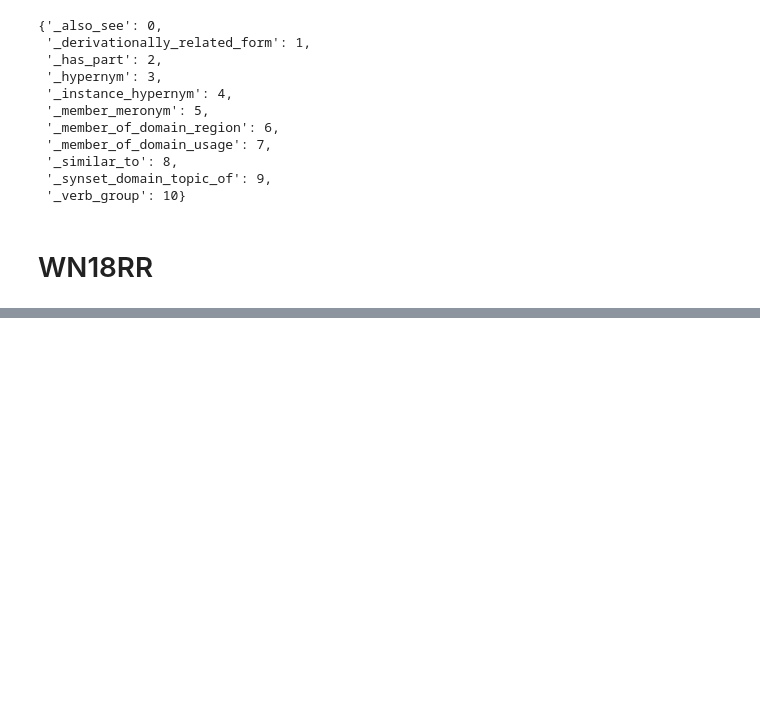
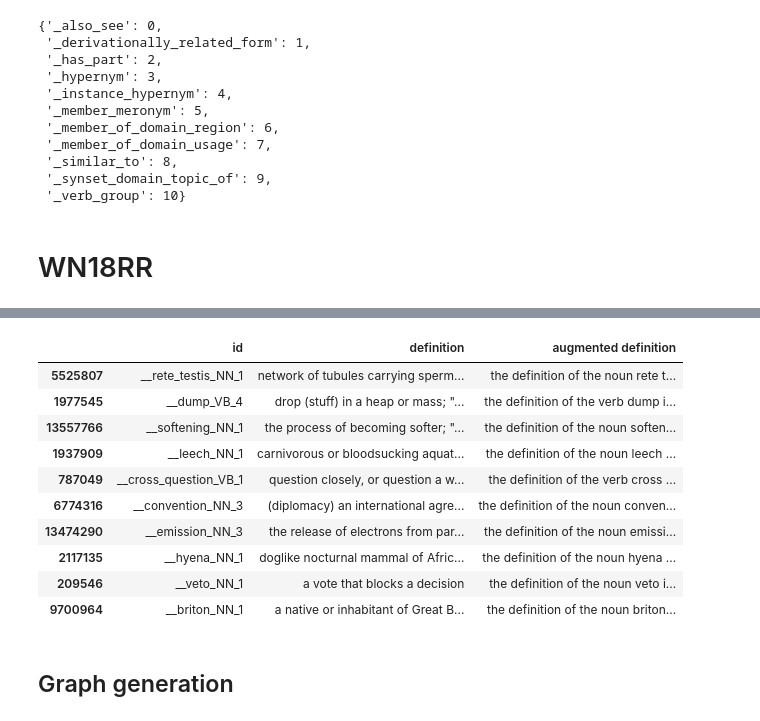
Before and after one commit to jpelayx/nlp, a Jupyter notebook: dataset.ipynb, the cells around one changed output, grey strips where cells are left out. Saved outputs shown, nothing was run; the diff lists cells and outputs as text; code cells hidden in the pictures; blank space fills up the shorter version.

```diff
--- a/dataset.ipynb
+++ b/dataset.ipynb
@@ -478,0 +480,37 @@ definitions
+# %%
+import re
+
+pos_tags = {
+    'NN': 'noun',
+    'VB': 'verb',
+    'JJ': 'adjective',
+    'RB': 'adverb'
+}
+
+syn_parser = re.compile(r'__(.+)_([A-Z][A-Z])_(\d+)')
+
+def augmented_definition(synset):
+    id, definition = synset.loc["id"], synset.loc["definition"]
+    try:
+        syn, pos, _ = syn_parser.match(id).groups()
+    except:
+        print(id)
+        return ''
+    syn = re.sub(r'_', ' ', syn)
+    pos = pos_tags[pos]
+    return f'the definition of the {pos} {syn} is {definition}'
+# %%
+definitions["augmented definition"] = definitions.apply(augmented_definition, axis=1)
+definitions.sample(10)
+# %% [output]
+|  | id | definition | augmented definition |
+| 5525807 | __rete_testis_NN_1 | network of tubules carrying sperm... | the definition of the noun rete t... |
+| 1977545 | __dump_VB_4 | drop (stuff) in a heap or mass; "... | the definition of the verb dump i... |
+| 13557766 | __softening_NN_1 | the process of becoming softer; "... | the definition of the noun soften... |
+| 1937909 | __leech_NN_1 | carnivorous or bloodsucking aquat... | the definition of the noun leech ... |
+| 787049 | __cross_question_VB_1 | question closely, or question a w... | the definition of the verb cross ... |
+| 6774316 | __convention_NN_3 | (diplomacy) an international agre... | the definition of the noun conven... |
+| 13474290 | __emission_NN_3 | the release of electrons from par... | the definition of the noun emissi... |
+| 2117135 | __hyena_NN_1 | doglike nocturnal mammal of Afric... | the definition of the noun hyena ... |
+| 209546 | __veto_NN_1 | a vote that blocks a decision | the definition of the noun veto i... |
+| 9700964 | __briton_NN_1 | a native or inhabitant of Great B... | the definition of the noun briton... |
@@ -478,0 +528,2 @@ definitions
+# %% [markdown]
+## Graph generation
```
Also changed, not shown: parts of 12 cells of this notebook, 4 other files.
